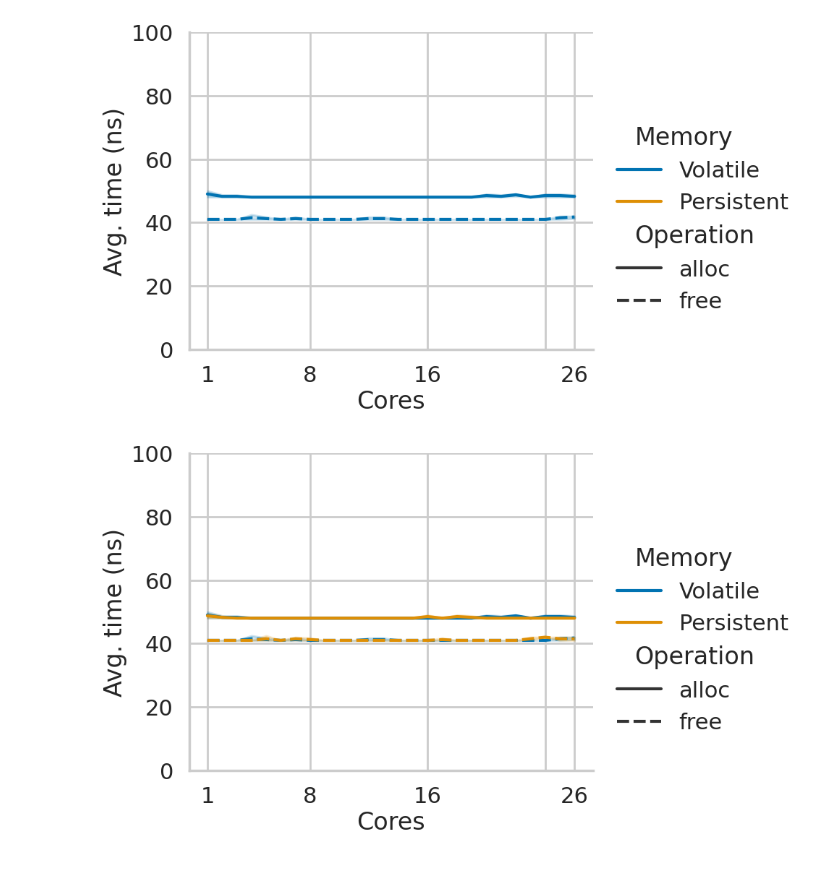
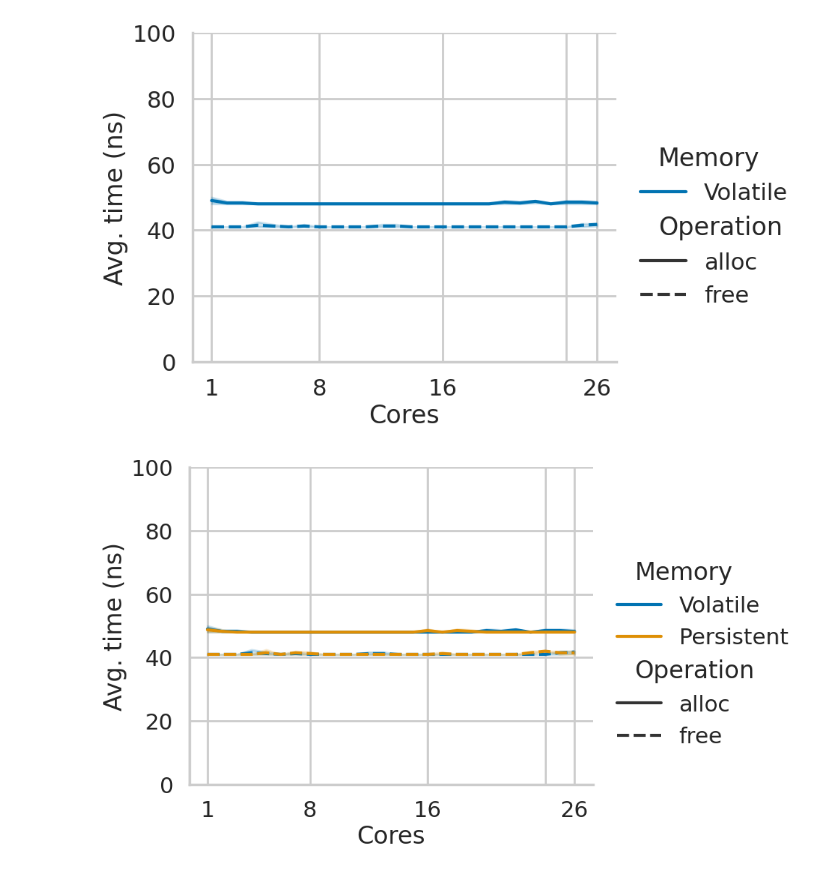
Before and after one commit to luhsra/llfree-bench, a Jupyter notebook: talk.ipynb, the cells around one changed output. Drawn from its saved outputs; the diff is of its cells as text; code cells hidden in the pictures.

Commit message:
New plots for the talk

```diff
--- a/talk.ipynb
+++ b/talk.ipynb
@@ -46,38 +46,34 @@ data_v["Memory"] = "Volatile"
 
 data = data_v
 data["bench"] = "Bulk"
 pgd = data[["bench", "order", "cores", "Memory", "alloc", "free"]].melt(
     id_vars=["bench", "order", "cores", "Memory"],
     value_vars=["alloc", "free"], value_name="time", var_name="Operation")
-dummy = pd.DataFrame({
-    "bench": "Bulk", "order": 0, "cores": 1, "Memory": "Persistent", "Operation": "alloc", "time": np.NaN,
-}, index=[0])
-pgd = pd.concat([pgd, dummy])
 
 with sns.plotting_context("poster"):
     g = sns.FacetGrid(data=pgd,
                       height=6, aspect=1.3, margin_titles=True)
     g.map_dataframe(sns.lineplot, x="cores", y="time",
                     style="Operation", hue="Memory")
 
     g.add_legend(adjust_subtitles=True)
 
 
     g.set(xticks=[1, 8, 16, 24, 26])
     for ax in g.axes_dict.values():
         ax.set_xticks(list(range(0, 27, 2)), minor=True)
         ax.grid(which="minor", alpha=0.3)
     g.set(xticklabels=[1, 8, 16, "", 26])
 
     g.set(ylim=(0, 100))
     # g.set(ylim=(1, 10**5 * 1.5))
     # g.set(yscale="log")
     g.set(ylabel="Avg. time (ns)")
     g.set(xlabel="Cores")
     g.set_titles(col_template="{col_name}", row_template="Order {row_name}")
     g.savefig("talk/llfree_cores_bulk_v.pdf")
 # %% [output]
-[figure, old version]
+[figure, new version]
 # %%
 data_v = read_orders(volatile_c / "bulk", [0])
 data_v["Memory"] = "Volatile"
```
Also changed, not shown: parts of 3 cells of this notebook, 5 other files.
